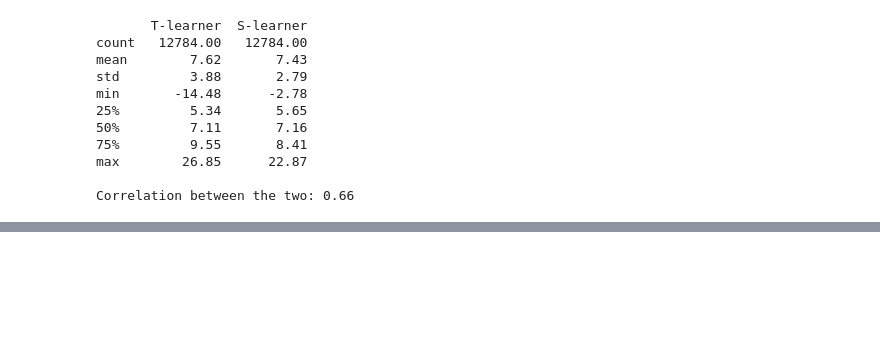
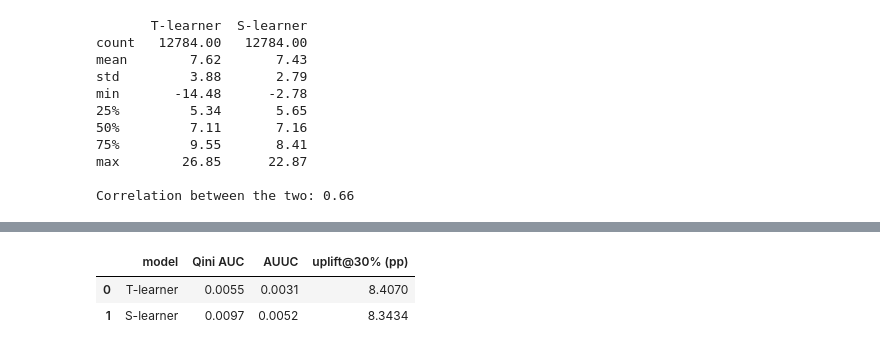
Before and after one commit to SKM1919/liftlens, a Jupyter notebook: notebooks/02_uplift_models.ipynb, the cells around one changed output, grey strips where cells are left out. Saved outputs shown, nothing was run; the diff lists cells and outputs as text; code cells hidden in the pictures; blank space fills up the shorter version.

```diff
--- a/notebooks/02_uplift_models.ipynb
+++ b/notebooks/02_uplift_models.ipynb
@@ -130,0 +177,15 @@ Correlation between the two: 0.66
+# %%
+from sklift.metrics import qini_auc_score, uplift_auc_score, uplift_at_k
+
+scores = pd.DataFrame({
+    'model': ['T-learner', 'S-learner'],
+    'Qini AUC': [qini_auc_score(y_test, u, t_test) for u in (uplift_t, uplift_s)],
+    'AUUC': [uplift_auc_score(y_test, u, t_test) for u in (uplift_t, uplift_s)],
+    'uplift@30% (pp)': [uplift_at_k(y_test, u, t_test, strategy='overall', k=0.3) * 100
+                        for u in (uplift_t, uplift_s)],
+})
+scores.round(4)
+# %% [output]
+|  | model | Qini AUC | AUUC | uplift@30% (pp) |
+| 0 | T-learner | 0.0055 | 0.0031 | 8.4070 |
+| 1 | S-learner | 0.0097 | 0.0052 | 8.3434 |
```
Also changed, not shown: parts of 3 cells of this notebook.
